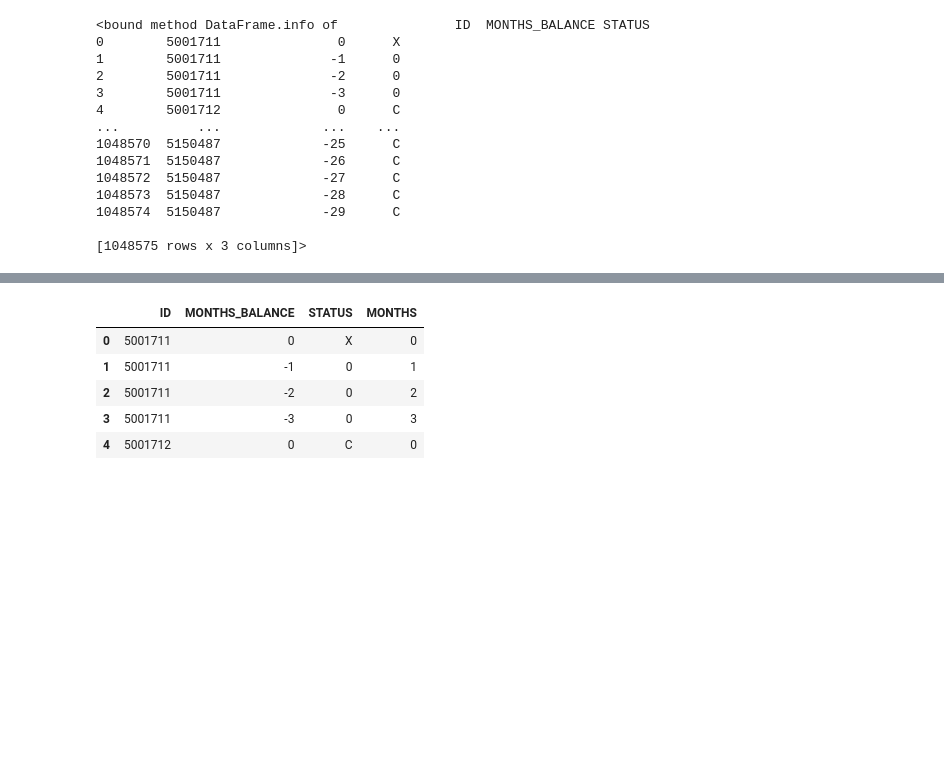
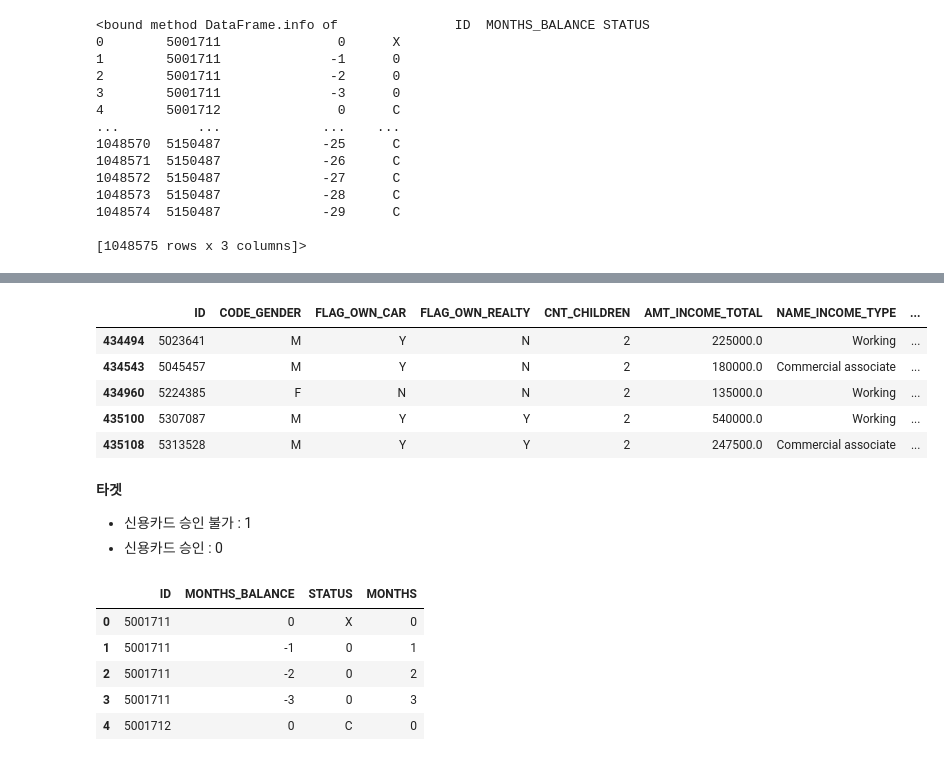
Before and after one commit to yyeseull/AI13, a Jupyter notebook: AI_13_서예슬_section2_project.ipynb, the cells around one changed output, grey strips where cells are left out. Saved outputs shown, nothing was run; the diff lists cells and outputs as text; code cells hidden in the pictures; blank space fills up the shorter version.

```diff
--- a/AI_13_서예슬_section2_project.ipynb
+++ b/AI_13_서예슬_section2_project.ipynb
@@ -147,0 +158,9 @@ credit_record.info
+# %%
+application_record.query("CNT_CHILDREN ==2 & CNT_FAM_MEMBERS == 1").head() # 자녀2명인데 가족수가 1인 경우가 있는걸 봐서 가족 인원에 자녀는 포함이 되지 않은 것 같음!
+# %% [output]
+|  | ID | CODE_GENDER | FLAG_OWN_CAR | FLAG_OWN_REALTY | CNT_CHILDREN | AMT_INCOME_TOTAL | NAME_INCOME_TYPE | ... |
+| 434494 | 5023641 | M | Y | N | 2 | 225000.0 | Working | ... |
+| 434543 | 5045457 | M | Y | N | 2 | 180000.0 | Commercial associate | ... |
+| 434960 | 5224385 | F | N | N | 2 | 135000.0 | Working | ... |
+| 435100 | 5307087 | M | Y | Y | 2 | 540000.0 | Working | ... |
+| 435108 | 5313528 | M | Y | Y | 2 | 247500.0 | Commercial associate | ... |
@@ -148,3 +174,8 @@ credit_record.info
+# %% [markdown]
+**타겟**
+
+*   신용카드 승인 불가 : 1
+*   신용카드 승인 : 0
 # %%
 credit_record['MONTHS'] = credit_record['MONTHS_BALANCE']*-1
 credit_record=credit_record.sort_values(['ID','MONTHS'], ascending=True)
```
Also changed, not shown: parts of 7 cells of this notebook.
